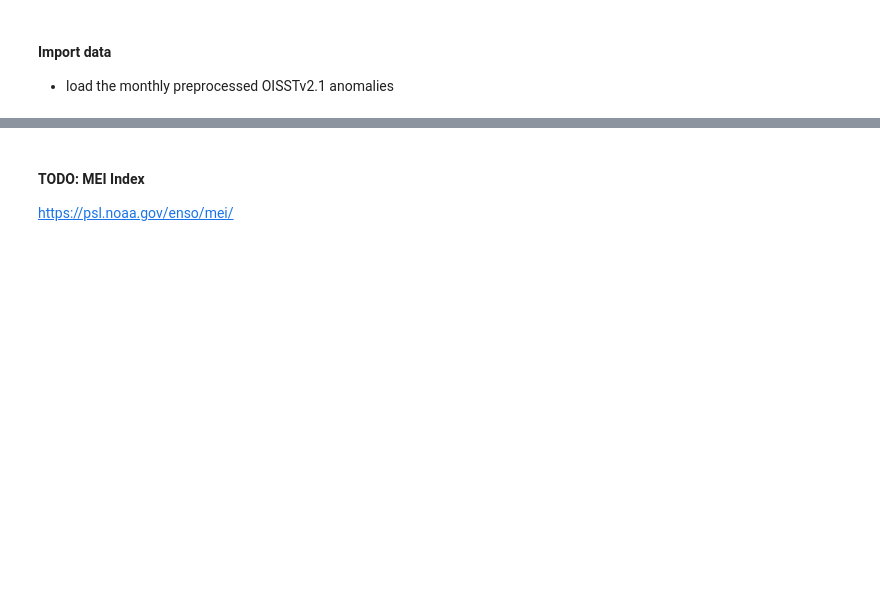
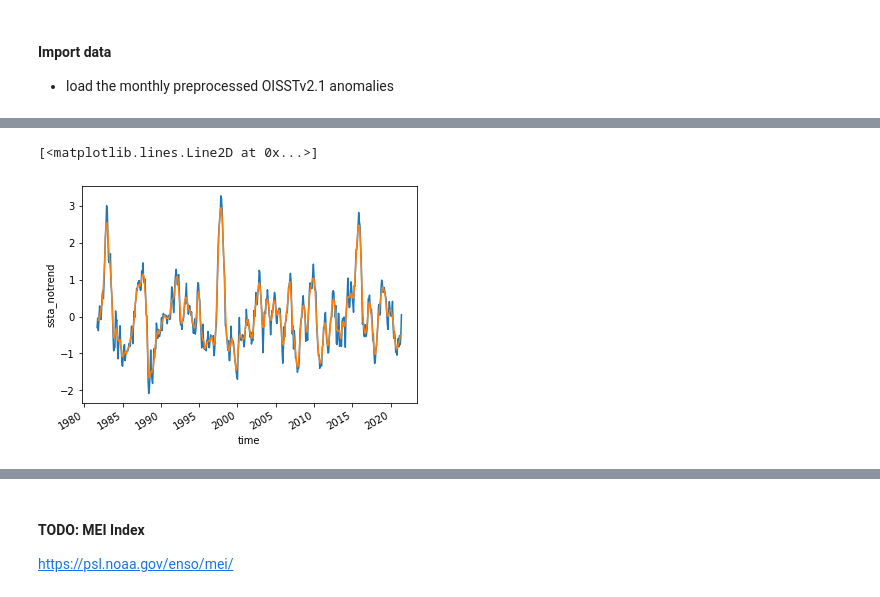
Before and after one commit to ocetrac/marine-heatwaves, a Jupyter notebook: 01_ENSO_models.ipynb, the cells around one changed output, grey strips where cells are left out. Drawn from its saved outputs; the diff is of its cells as text; code cells hidden in the pictures; blank space fills up the shorter version.

```diff
--- a/01_ENSO_models.ipynb
+++ b/01_ENSO_models.ipynb
@@ -81,3 +54,11 @@ cell_area = dlon * dlat
 Nino3 = ds.ssta_notrend.sel(lat=slice(-5, 5), lon=slice(210, 270)).weighted(cell_area).mean(('lat','lon'))
 Nino3_4 = ds.ssta_notrend.sel(lat=slice(-5, 5), lon=slice(190, 240)).weighted(cell_area).mean(('lat','lon'))
 Nino4 = ds.ssta_notrend.sel(lat=slice(-5, 5), lon=slice(200, 210)).weighted(cell_area).mean(('lat','lon'))
+# %%
+Nino3_rm = Nino3.rolling(time=5, center=True).mean()
+# %%
+Nino3.plot()
+Nino3_rm.plot()
+# %% [output]
+[<matplotlib.lines.Line2D at 0x...>]
+[figure, added]
```
Also changed, not shown: parts of 5 cells of this notebook, 3 other files.
